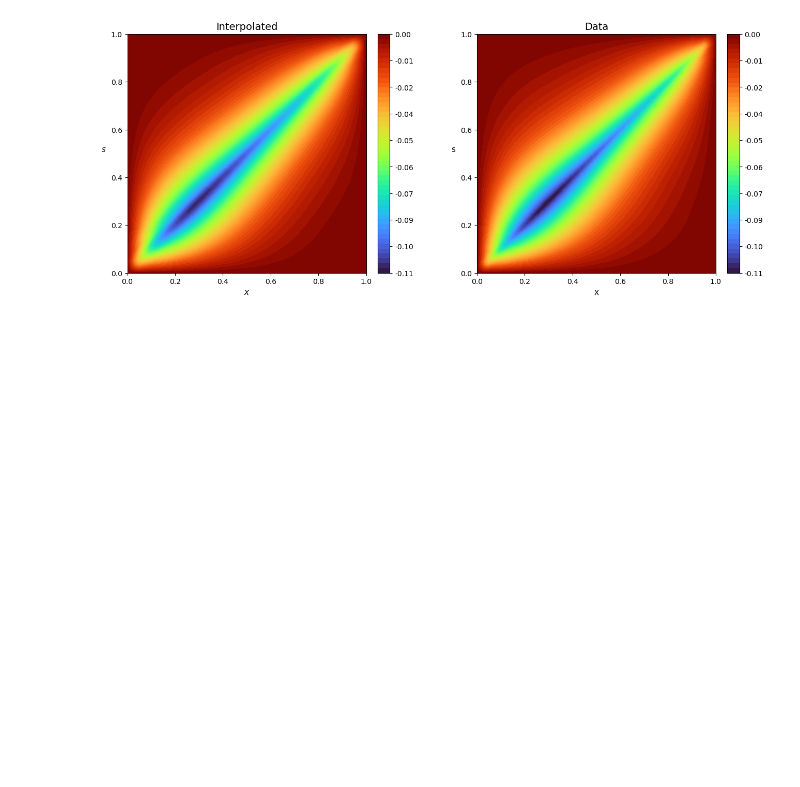
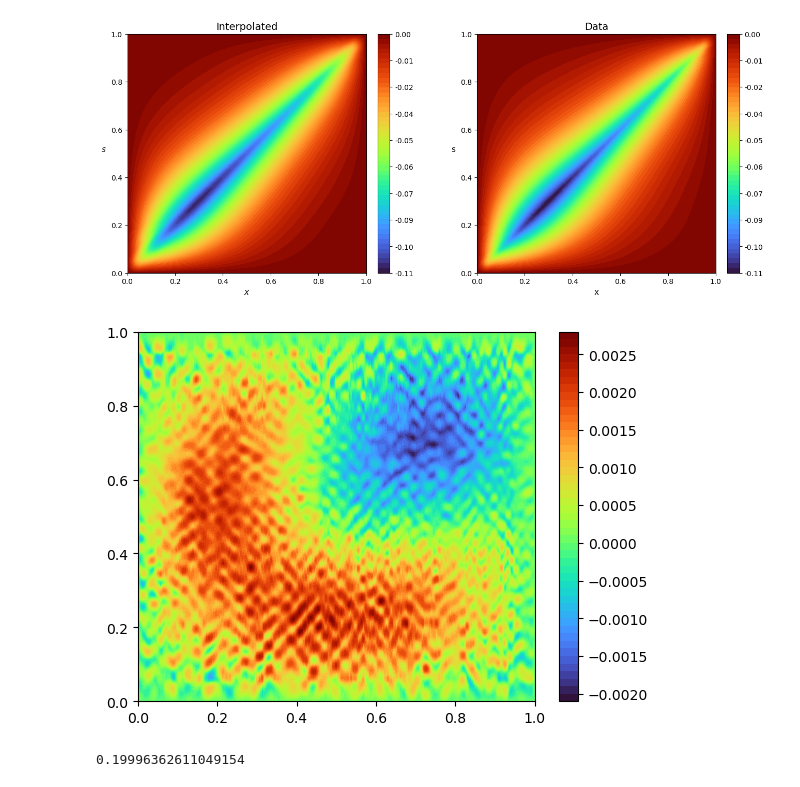
Before and after one commit to hsharsh/chebgreen, a Jupyter notebook: main/airy.ipynb, the cells around one changed output. Saved outputs shown, nothing was run; the diff lists cells and outputs as text; code cells hidden in the pictures; blank space fills up the shorter version.

```diff
--- a/main/airy.ipynb
+++ b/main/airy.ipynb
@@ -138,3 +130,13 @@ def compareGreen1D(interpModel, exactModel, vmin = None, vmax = None):
 compareGreen1D(G7,validation.G[7])
 # %% [output]
 [figure]
+# %%
+e = G7-validation.G[7]
+# %%
+e.plot()
+# %% [output]
+[figure, added]
+# %%
+e.norm/validation.G[7].norm
+# %% [output]
+0.19996362611049154
```
Also changed, not shown: parts of 4 cells of this notebook, 3 other files.
